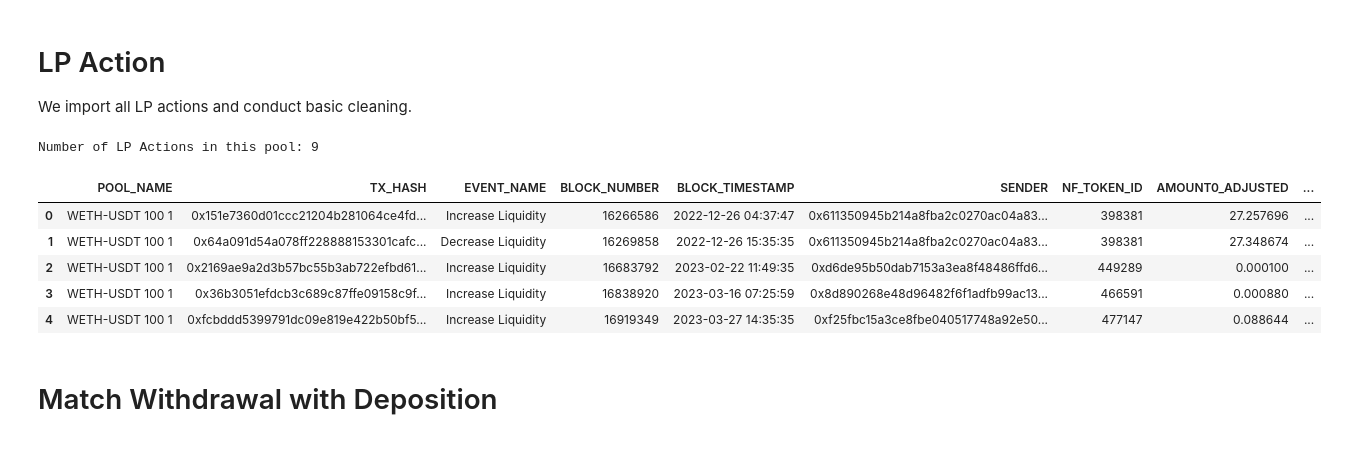
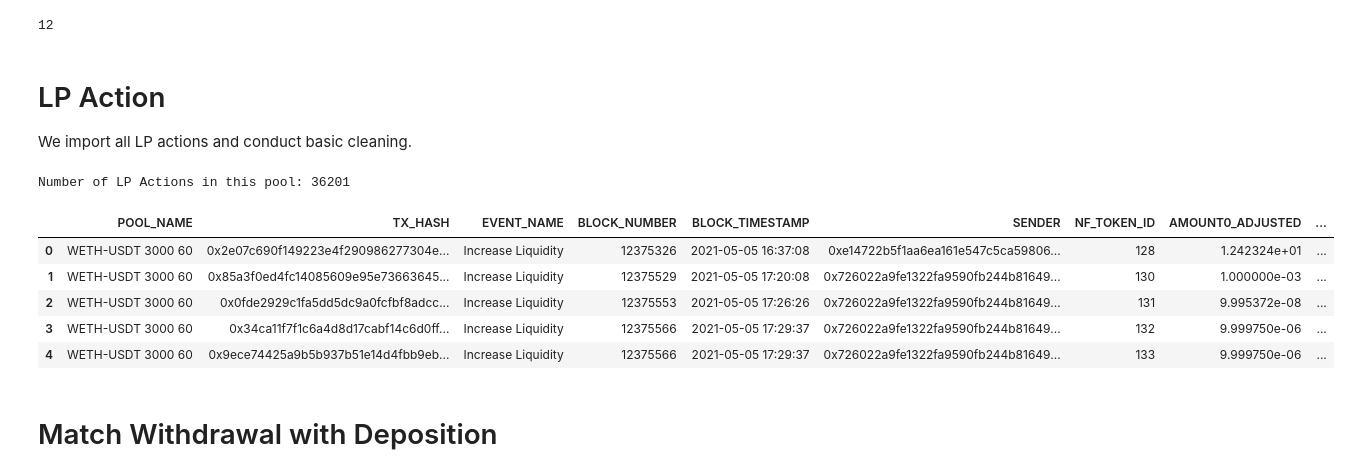
Before and after one commit to zhiconghu/Ethereum_DEX_Data, a Jupyter notebook: Data Scraping and Cleaning/LP Action Liquiditiy Parameter.ipynb, the cells around one changed output. Saved outputs shown, nothing was run; the diff lists cells and outputs as text; code cells hidden in the pictures.

```diff
--- a/Data Scraping and Cleaning/LP Action Liquiditiy Parameter.ipynb
+++ b/Data Scraping and Cleaning/LP Action Liquiditiy Parameter.ipynb
@@ -14,7 +14,23 @@ import multiprocessing as mp
 from LP_Action_Liquidity_Parameter_Function import Get_Liquidity_Parameter, Get_Price
 
 data_dir = '/Users/zhicong/Dropbox/DEXs'
-pool_name = 'WETH-USDT 100 1'
+pool_name = 'WETH-USDT 3000 60'
+# %%
+from flipside import Flipside
+flipside = Flipside("023b83a2-e411-4849-a961-3742c87bc9c9", "https://api-v2.flipsidecrypto.xyz")
+
+sql = """
+SELECT TOKEN0_DECIMALS, TOKEN1_DECIMALS
+FROM ethereum.uniswapv3.ez_pools
+""" +\
+"WHERE POOL_NAME = '" + pool_name + "'"
+
+query_result_set = flipside.query(sql)
+results = flipside.get_query_results(query_result_set.query_id, page_number=1).records[0]
+decimals = results['token0_decimals']-results['token1_decimals']
+print(decimals)
+# %% [output]
+12
 # %% [markdown]
 # LP Action
 
@@ -22,40 +38,52 @@ We import all LP actions and conduct basic cleaning.
 # %%
 lp_action = pd.read_csv(os.path.join(data_dir, "uniswapv3_lp_actions", pool_name + ".csv"))
 lp_action.columns = [x.upper() for x in lp_action.columns.tolist()]
-lp_action.dropna(subset = ['AMOUNT0_USD','AMOUNT1_USD'], inplace = True)
+
+# First, remove all newest observations that does not yet have USD value for token
+lp_action = lp_action[lp_action['AMOUNT0_USD'].first_valid_index():]
+lp_action = lp_action[lp_action['AMOUNT1_USD'].first_valid_index():]
+lp_action.reset_index(drop = True, inplace = True)
+
+# USD amount is also not available during a token's early phase, for these, we interploate and use the earliest available price
+earliest_token0_price = lp_action.loc[(~lp_action['AMOUNT0_USD'].isna()) & (lp_action['AMOUNT0_ADJUSTED'] != 0),['AMOUNT0_ADJUSTED','AMOUNT0_USD']].tail(1).iloc[0]
+earliest_token0_price = earliest_token0_price['AMOUNT0_USD']/earliest_token0_price['AMOUNT0_ADJUSTED']
+lp_action.loc[lp_action['AMOUNT0_USD'].isna(),'AMOUNT0_USD'] = lp_action.loc[lp_action['AMOUNT0_USD'].isna(),'AMOUNT0_ADJUSTED']*earliest_token0_price
+earliest_token1_price = lp_action.loc[(~lp_action['AMOUNT1_USD'].isna()) & (lp_action['AMOUNT1_ADJUSTED'] != 0),['AMOUNT1_ADJUSTED','AMOUNT1_USD']].tail(1).iloc[0]
+earliest_token1_price = earliest_token1_price['AMOUNT1_USD']/earliest_token1_price['AMOUNT1_ADJUSTED']
+lp_action.loc[lp_action['AMOUNT1_USD'].isna(),'AMOUNT1_USD'] = lp_action.loc[lp_action['AMOUNT1_USD'].isna(),'AMOUNT1_ADJUSTED']*earliest_token1_price
 
 # Final cleaning
 lp_action['BLOCK_NUMBER'] = lp_action['BLOCK_NUMBER'].astype(int)
 lp_action.sort_values(by = ['BLOCK_NUMBER'], ascending = False, inplace = True)
 lp_action['AMOUNT0_ADJUSTED'] = lp_action['AMOUNT0_ADJUSTED'].astype(float)
 lp_action['AMOUNT1_ADJUSTED'] = lp_action['AMOUNT1_ADJUSTED'].astype(float)
 lp_action['BLOCK_TIMESTAMP'] = pd.to_datetime([x[:-5] for x in lp_action['BLOCK_TIMESTAMP'].astype(str)])
 lp_action = lp_action[(lp_action['AMOUNT0_ADJUSTED'] != 0) | (lp_action['AMOUNT1_ADJUSTED'] != 0)]
 lp_action['NF_TOKEN_ID'] = lp_action['NF_TOKEN_ID'].apply(str).str.replace('.0','', regex = False)
 
 # Changing signs of addition and extraction
 lp_action['ACTION'] = lp_action['ACTION'].replace({'INCREASE_LIQUIDITY':'Increase Liquidity',
                                                    'DECREASE_LIQUIDITY':'Decrease Liquidity'})
 lp_action.rename(columns = {'LIQUIDITY_PROVIDER':'SENDER', 'ACTION':'EVENT_NAME'}, inplace = True)
 
 # Get lower and upper price from tick
-lp_action['PRICE_LOWER'] = lp_action['TICK_UPPER'].apply(Get_Price)
-lp_action['PRICE_UPPER'] = lp_action['TICK_LOWER'].apply(Get_Price)
+lp_action['PRICE_LOWER'] = lp_action['TICK_UPPER'].apply(Get_Price, args = (decimals,))
+lp_action['PRICE_UPPER'] = lp_action['TICK_LOWER'].apply(Get_Price, args = (decimals,))
 
 # Reverse to make sure LPs are sorted in the same order as they are executed
 lp_action = lp_action.iloc[::-1]
 lp_action.reset_index(drop = True, inplace = True)
 
 print("Number of LP Actions in this pool:",len(lp_action))
 lp_action.head()
 # %% [output]
-Number of LP Actions in this pool: 9
+Number of LP Actions in this pool: 36201
 |  | POOL_NAME | TX_HASH | EVENT_NAME | BLOCK_NUMBER | BLOCK_TIMESTAMP | SENDER | NF_TOKEN_ID | AMOUNT0_ADJUSTED | ... |
-| 0 | WETH-USDT 100 1 | 0x151e7360d01ccc21204b281064ce4fd... | Increase Liquidity | 16266586 | 2022-12-26 04:37:47 | 0x611350945b214a8fba2c0270ac04a83... | 398381 | 27.257696 | ... |
-| 1 | WETH-USDT 100 1 | 0x64a091d54a078ff228888153301cafc... | Decrease Liquidity | 16269858 | 2022-12-26 15:35:35 | 0x611350945b214a8fba2c0270ac04a83... | 398381 | 27.348674 | ... |
-| 2 | WETH-USDT 100 1 | 0x2169ae9a2d3b57bc55b3ab722efbd61... | Increase Liquidity | 16683792 | 2023-02-22 11:49:35 | 0xd6de95b50dab7153a3ea8f48486ffd6... | 449289 | 0.000100 | ... |
-| 3 | WETH-USDT 100 1 | 0x36b3051efdcb3c689c87ffe09158c9f... | Increase Liquidity | 16838920 | 2023-03-16 07:25:59 | 0x8d890268e48d96482f6f1adfb99ac13... | 466591 | 0.000880 | ... |
-| 4 | WETH-USDT 100 1 | 0xfcbddd5399791dc09e819e422b50bf5... | Increase Liquidity | 16919349 | 2023-03-27 14:35:35 | 0xf25fbc15a3ce8fbe040517748a92e50... | 477147 | 0.088644 | ... |
+| 0 | WETH-USDT 3000 60 | 0x2e07c690f149223e4f290986277304e... | Increase Liquidity | 12375326 | 2021-05-05 16:37:08 | 0xe14722b5f1aa6ea161e547c5ca59806... | 128 | 1.242324e+01 | ... |
+| 1 | WETH-USDT 3000 60 | 0x85a3f0ed4fc14085609e95e73663645... | Increase Liquidity | 12375529 | 2021-05-05 17:20:08 | 0x726022a9fe1322fa9590fb244b81649... | 130 | 1.000000e-03 | ... |
+| 2 | WETH-USDT 3000 60 | 0x0fde2929c1fa5dd5dc9a0fcfbf8adcc... | Increase Liquidity | 12375553 | 2021-05-05 17:26:26 | 0x726022a9fe1322fa9590fb244b81649... | 131 | 9.995372e-08 | ... |
+| 3 | WETH-USDT 3000 60 | 0x34ca11f7f1c6a4d8d17cabf14c6d0ff... | Increase Liquidity | 12375566 | 2021-05-05 17:29:37 | 0x726022a9fe1322fa9590fb244b81649... | 132 | 9.999750e-06 | ... |
+| 4 | WETH-USDT 3000 60 | 0x9ece74425a9b5b937b51e14d4fbb9eb... | Increase Liquidity | 12375566 | 2021-05-05 17:29:37 | 0x726022a9fe1322fa9590fb244b81649... | 133 | 9.999750e-06 | ... |
 # %% [markdown]
 # Match Withdrawal with Deposition
 # %%
```
Also changed, not shown: parts of 1 cell of this notebook, 2 other files.
